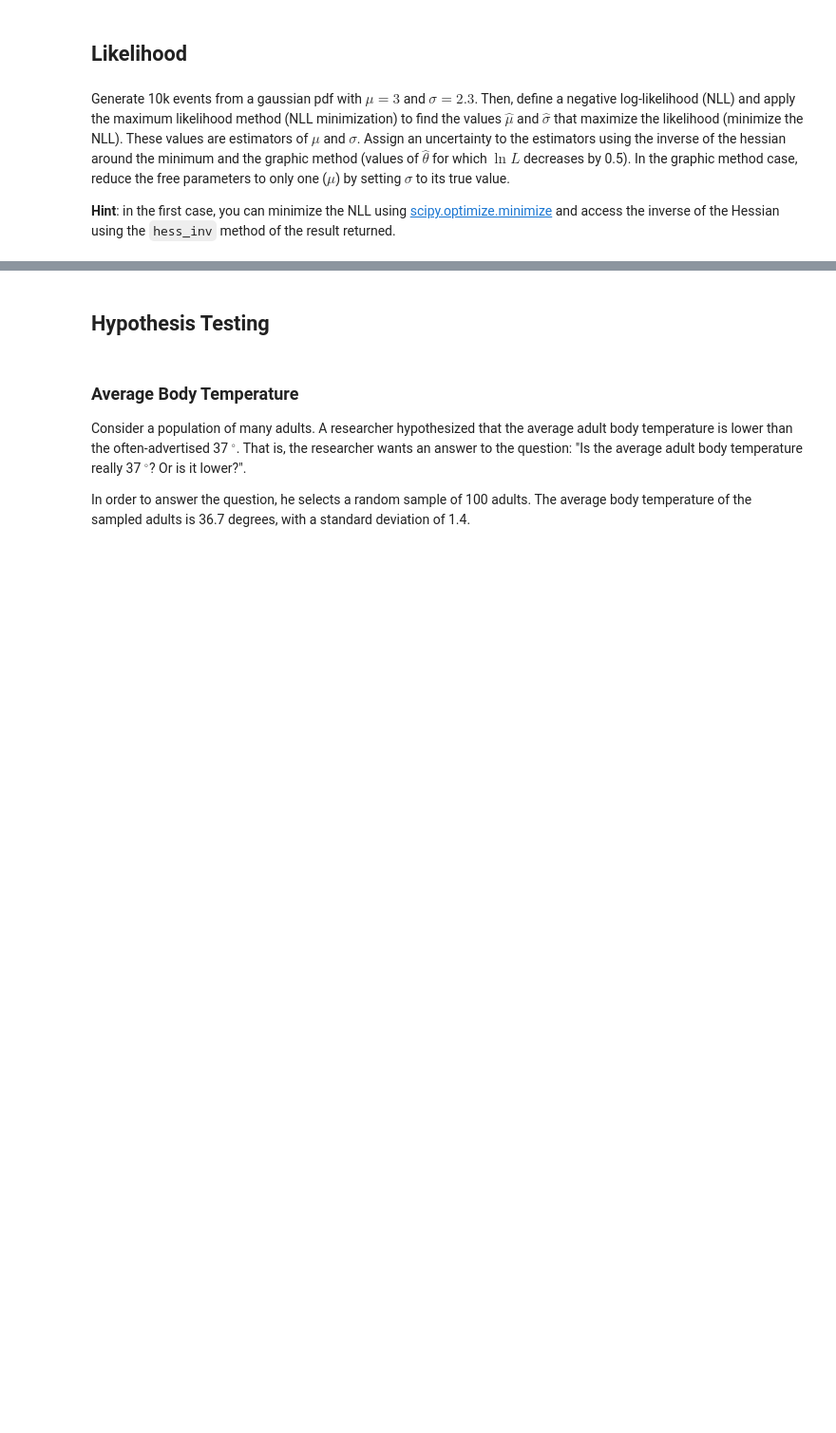
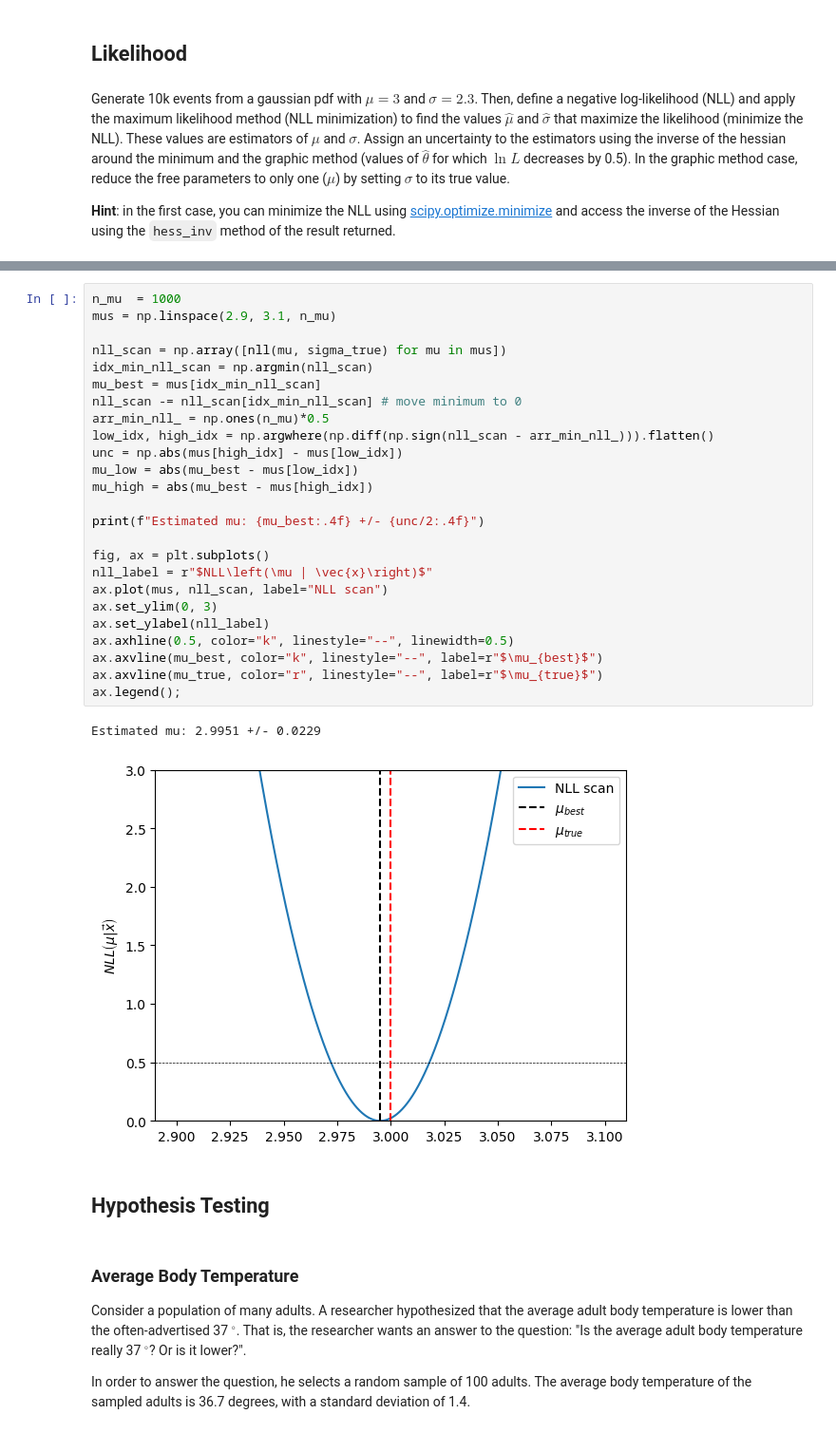
Before and after one commit to JosephGrg/statistics-das-India, a Jupyter notebook: statistics_prime/basics.ipynb, the cells around one changed output, grey strips where cells are left out. Shown at 95% size. Drawn from its saved outputs; the diff is of its cells as text; blank space fills up the shorter version.

```diff
--- a/statistics_prime/basics.ipynb
+++ b/statistics_prime/basics.ipynb
@@ -95,3 +138,31 @@ In the graphic method case, reduce the free parameters to only one ($\mu$) by se
+# %%
+n_mu  = 1000
+mus = np.linspace(2.9, 3.1, n_mu)
+
+nll_scan = np.array([nll(mu, sigma_true) for mu in mus])
+idx_min_nll_scan = np.argmin(nll_scan)
+mu_best = mus[idx_min_nll_scan]
+nll_scan -= nll_scan[idx_min_nll_scan] # move minimum to 0
+arr_min_nll_ = np.ones(n_mu)*0.5
+low_idx, high_idx = np.argwhere(np.diff(np.sign(nll_scan - arr_min_nll_))).flatten()
+unc = np.abs(mus[high_idx] - mus[low_idx])
+mu_low = abs(mu_best - mus[low_idx])
+mu_high = abs(mu_best - mus[high_idx])
+
+print(f"Estimated mu: {mu_best:.4f} +/- {unc/2:.4f}")
+
+fig, ax = plt.subplots()
+nll_label = r"$NLL\left(\mu | \vec{x}\right)$"
+ax.plot(mus, nll_scan, label="NLL scan")
+ax.set_ylim(0, 3)
+ax.set_ylabel(nll_label)
+ax.axhline(0.5, color="k", linestyle="--", linewidth=0.5)
+ax.axvline(mu_best, color="k", linestyle="--", label=r"$\mu_{best}$")
+ax.axvline(mu_true, color="r", linestyle="--", label=r"$\mu_{true}$")
+ax.legend();
+# %% [output]
+Estimated mu: 2.9951 +/- 0.0229
+[figure, added]
 # %% [markdown]
 ## Hypothesis Testing
 # %% [markdown]
```
Also changed, not shown: parts of 1 cell of this notebook, 1 other file.
